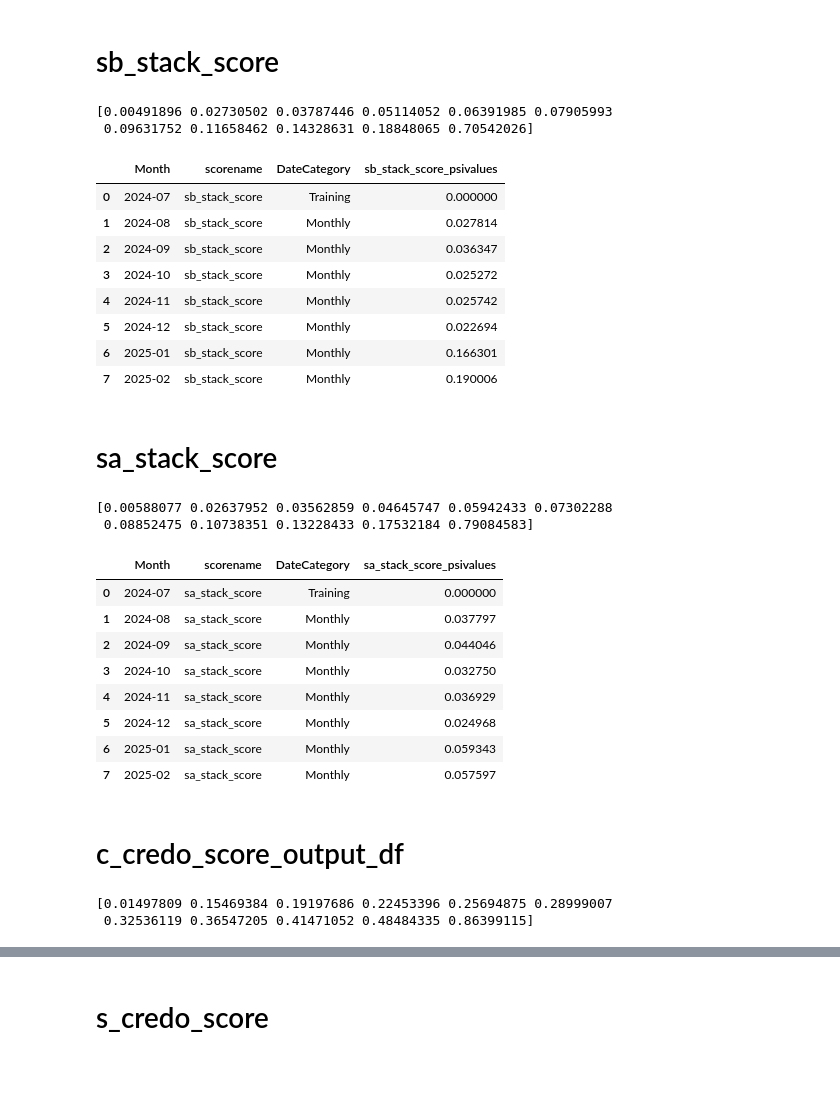
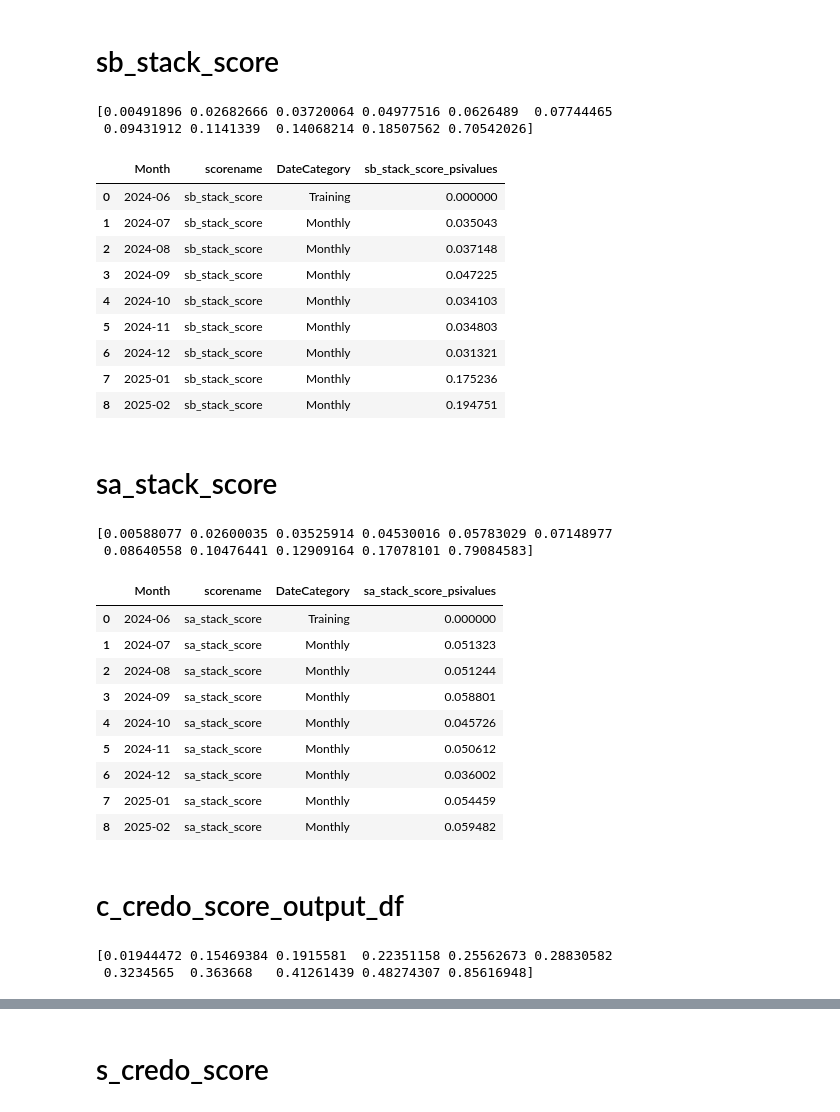
Before and after one commit to dchakroborti-tonik/Model_Monitoring, a Jupyter notebook: PSI Monitoring/PSI_Monitoring_20250224.ipynb, the cells around one changed output, grey strips where cells are left out. Cells and saved outputs as stored; diff of their text form; code cells hidden in the pictures; blank space fills up the shorter version.

```diff
--- a/PSI Monitoring/PSI_Monitoring_20250224.ipynb
+++ b/PSI Monitoring/PSI_Monitoring_20250224.ipynb
@@ -798,13 +806,13 @@ with base as
   FORMAT_DATE('%F', DATE_TRUNC(a.ln_appln_submit_datetime, WEEK(MONDAY))) as Appl_week_start_date,
   EXTRACT(WEEK(MONDAY) FROM a.ln_appln_submit_datetime) as Appl_week_number,
   a.ln_loan_type,
-  case when date_trunc(a.ln_appln_submit_datetime, day) between '2023-07-01' and '2024-07-31' then 'Train'
-       when date_trunc(a.ln_appln_submit_datetime, day) >= '2024-08-01' then 'Test'
+  case when date_trunc(a.ln_appln_submit_datetime, day) between '2023-07-01' and '2024-06-30' then 'Train'
+       when date_trunc(a.ln_appln_submit_datetime, day) >= '2024-07-01' then 'Test'
        Else 'Other' end dataselection,
   a.sb_stack_score,
  from
  prj-prod-dataplatform.risk_mart.sil_risk_ds_master_20230101_20250206 a
- where a.ln_loan_applied_flag = 1
+ where a.ln_loan_applied_flag = 1 and ln_dl_rule_reject_flag = 0
  and date_trunc(a.ln_appln_submit_datetime, day) >= '2023-04-01'
  )
  select * from base where sb_stack_score is not null and dataselection in ('Train', 'Test');"""
@@ -849,43 +857,44 @@ monthly_psi_results = []
 
 # Add the train set PSI to the results (with the correct last month)
 monthly_psi_results.append({
     'Month': last_train_month_str,  # Use the last month of the training set
     # 'loan_type': train_df['ln_loan_type'].iloc[0],  # Assuming loan_type is consistent in the train set
     'scorename': 'sb_stack_score',
     'DateCategory': 'Training',
     'psivalues': train_psi
 })
 
 # Calculate monthly PSI for the test set
 for month in sorted(test_df['Application_month'].unique()):
     month_str = month.strftime('%Y-%m')
     month_df = test_df[test_df['Application_month'] == month]
     if not month_df.empty:
         month_psi = calculate_psi_with_bins(month_df['sb_stack_score'], train_decile_bins)
         monthly_psi_results.append({
             'Month': month_str,
             # 'loan_type': month_df['ln_loan_type'].iloc[0],  # Assuming loan_type is consistent in the month
             'scorename': 'sb_stack_score',
             'DateCategory': 'Monthly',
             'psivalues': month_psi
         })
 
 # Create the output DataFrame
 sb_stack_score_output_df = pd.DataFrame(monthly_psi_results)
 sb_stack_score_output_df.rename(columns={'psivalues':'sb_stack_score_psivalues'}, inplace = True)
 sb_stack_score_output_df
 # %% [output]
-[0.00491896 0.02730502 0.03787446 0.05114052 0.06391985 0.07905993
- 0.09631752 0.11658462 0.14328631 0.18848065 0.70542026]
+[0.00491896 0.02682666 0.03720064 0.04977516 0.0626489  0.07744465
+ 0.09431912 0.1141339  0.14068214 0.18507562 0.70542026]
 |  | Month | scorename | DateCategory | sb_stack_score_psivalues |
-| 0 | 2024-07 | sb_stack_score | Training | 0.000000 |
-| 1 | 2024-08 | sb_stack_score | Monthly | 0.027814 |
-| 2 | 2024-09 | sb_stack_score | Monthly | 0.036347 |
-| 3 | 2024-10 | sb_stack_score | Monthly | 0.025272 |
-| 4 | 2024-11 | sb_stack_score | Monthly | 0.025742 |
-| 5 | 2024-12 | sb_stack_score | Monthly | 0.022694 |
-| 6 | 2025-01 | sb_stack_score | Monthly | 0.166301 |
-| 7 | 2025-02 | sb_stack_score | Monthly | 0.190006 |
+| 0 | 2024-06 | sb_stack_score | Training | 0.000000 |
+| 1 | 2024-07 | sb_stack_score | Monthly | 0.035043 |
+| 2 | 2024-08 | sb_stack_score | Monthly | 0.037148 |
+| 3 | 2024-09 | sb_stack_score | Monthly | 0.047225 |
+| 4 | 2024-10 | sb_stack_score | Monthly | 0.034103 |
+| 5 | 2024-11 | sb_stack_score | Monthly | 0.034803 |
+| 6 | 2024-12 | sb_stack_score | Monthly | 0.031321 |
+| 7 | 2025-01 | sb_stack_score | Monthly | 0.175236 |
+| 8 | 2025-02 | sb_stack_score | Monthly | 0.194751 |
 # %% [markdown]
 # sa_stack_score
 # %%
@@ -903,13 +912,13 @@ with base as
   FORMAT_DATE('%F', DATE_TRUNC(a.ln_appln_submit_datetime, WEEK(MONDAY))) as Appl_week_start_date,
   EXTRACT(WEEK(MONDAY) FROM a.ln_appln_submit_datetime) as Appl_week_number,
   a.ln_loan_type,
-  case when date_trunc(a.ln_appln_submit_datetime, day) between '2023-07-01' and '2024-07-31' then 'Train'
-       when date_trunc(a.ln_appln_submit_datetime, day) >= '2024-08-01' then 'Test'
+  case when date_trunc(a.ln_appln_submit_datetime, day) between '2023-07-01' and '2024-06-30' then 'Train'
+       when date_trunc(a.ln_appln_submit_datetime, day) >= '2024-07-01' then 'Test'
        Else 'Other' end dataselection,
   a.sa_stack_score,
  from
  prj-prod-dataplatform.risk_mart.sil_risk_ds_master_20230101_20250206 a
- where a.ln_loan_applied_flag = 1
+ where a.ln_loan_applied_flag = 1  and ln_dl_rule_reject_flag = 0
  and date_trunc(a.ln_appln_submit_datetime, day) >= '2023-04-01'
  )
  select * from base where sa_stack_score is not null and dataselection in ('Train', 'Test');"""
@@ -980,17 +989,18 @@ sa_stack_score_output_df = pd.DataFrame(monthly_psi_results)
 sa_stack_score_output_df.rename(columns={'psivalues':'sa_stack_score_psivalues'}, inplace = True)
 sa_stack_score_output_df
 # %% [output]
-[0.00588077 0.02637952 0.03562859 0.04645747 0.05942433 0.07302288
- 0.08852475 0.10738351 0.13228433 0.17532184 0.79084583]
+[0.00588077 0.02600035 0.03525914 0.04530016 0.05783029 0.07148977
+ 0.08640558 0.10476441 0.12909164 0.17078101 0.79084583]
 |  | Month | scorename | DateCategory | sa_stack_score_psivalues |
-| 0 | 2024-07 | sa_stack_score | Training | 0.000000 |
-| 1 | 2024-08 | sa_stack_score | Monthly | 0.037797 |
-| 2 | 2024-09 | sa_stack_score | Monthly | 0.044046 |
-| 3 | 2024-10 | sa_stack_score | Monthly | 0.032750 |
-| 4 | 2024-11 | sa_stack_score | Monthly | 0.036929 |
-| 5 | 2024-12 | sa_stack_score | Monthly | 0.024968 |
-| 6 | 2025-01 | sa_stack_score | Monthly | 0.059343 |
-| 7 | 2025-02 | sa_stack_score | Monthly | 0.057597 |
+| 0 | 2024-06 | sa_stack_score | Training | 0.000000 |
+| 1 | 2024-07 | sa_stack_score | Monthly | 0.051323 |
+| 2 | 2024-08 | sa_stack_score | Monthly | 0.051244 |
+| 3 | 2024-09 | sa_stack_score | Monthly | 0.058801 |
+| 4 | 2024-10 | sa_stack_score | Monthly | 0.045726 |
+| 5 | 2024-11 | sa_stack_score | Monthly | 0.050612 |
+| 6 | 2024-12 | sa_stack_score | Monthly | 0.036002 |
+| 7 | 2025-01 | sa_stack_score | Monthly | 0.054459 |
+| 8 | 2025-02 | sa_stack_score | Monthly | 0.059482 |
 # %% [markdown]
 # c_credo_score_output_df
 # %%
@@ -1008,13 +1018,13 @@ with base as
   FORMAT_DATE('%F', DATE_TRUNC(a.ln_appln_submit_datetime, WEEK(MONDAY))) as Appl_week_start_date,
   EXTRACT(WEEK(MONDAY) FROM a.ln_appln_submit_datetime) as Appl_week_number,
   a.ln_loan_type,
-  case when date_trunc(a.ln_appln_submit_datetime, day) between '2023-07-01' and '2024-07-31' then 'Train'
-       when date_trunc(a.ln_appln_submit_datetime, day) >= '2024-08-01' then 'Test'
+  case when date_trunc(a.ln_appln_submit_datetime, day) between '2023-07-01' and '2024-06-30' then 'Train'
+       when date_trunc(a.ln_appln_submit_datetime, day) >= '2024-07-01' then 'Test'
        Else 'Other' end dataselection,
   a.c_credo_score,
  from
  prj-prod-dataplatform.risk_mart.sil_risk_ds_master_20230101_20250206 a
- where a.ln_loan_applied_flag = 1
+ where a.ln_loan_applied_flag = 1  and ln_dl_rule_reject_flag = 0
  and date_trunc(a.ln_appln_submit_datetime, day) >= '2023-04-01'
  )
  select * from base where c_credo_score is not null and dataselection in ('Train', 'Test');"""
@@ -1084,5 +1094,5 @@ for month in sorted(test_df['Application_month'].unique()):
 c_credo_score_output_df = pd.DataFrame(monthly_psi_results)
 c_credo_score_output_df.rename(columns={'psivalues':'c_credo_score_psivalues'}, inplace = True)
 # %% [output]
-[0.01497809 0.15469384 0.19197686 0.22453396 0.25694875 0.28999007
- 0.32536119 0.36547205 0.41471052 0.48484335 0.86399115]
+[0.01944472 0.15469384 0.1915581  0.22351158 0.25562673 0.28830582
+ 0.3234565  0.363668   0.41261439 0.48274307 0.85616948]
```
Also changed, not shown: parts of 18 cells of this notebook.
